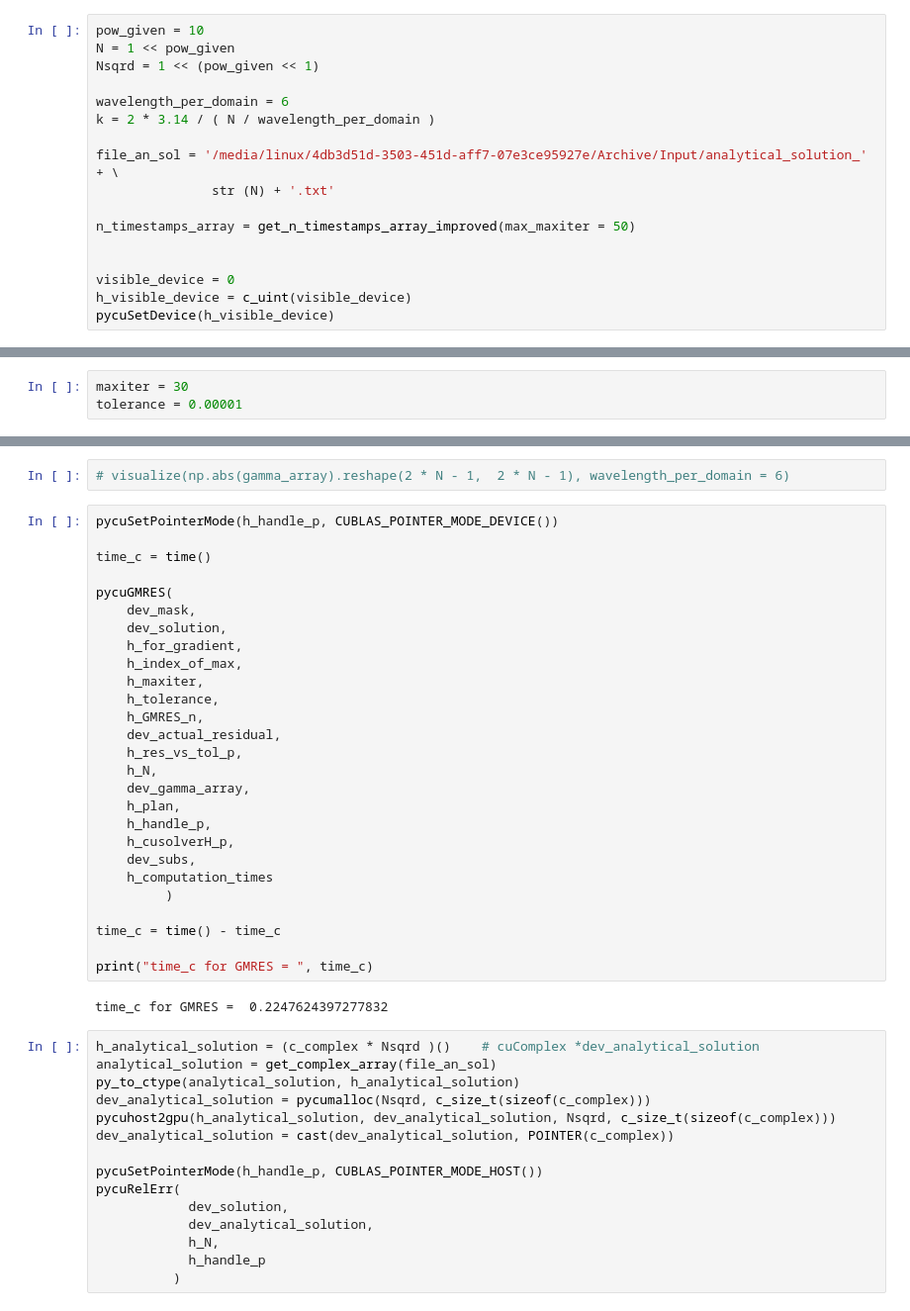
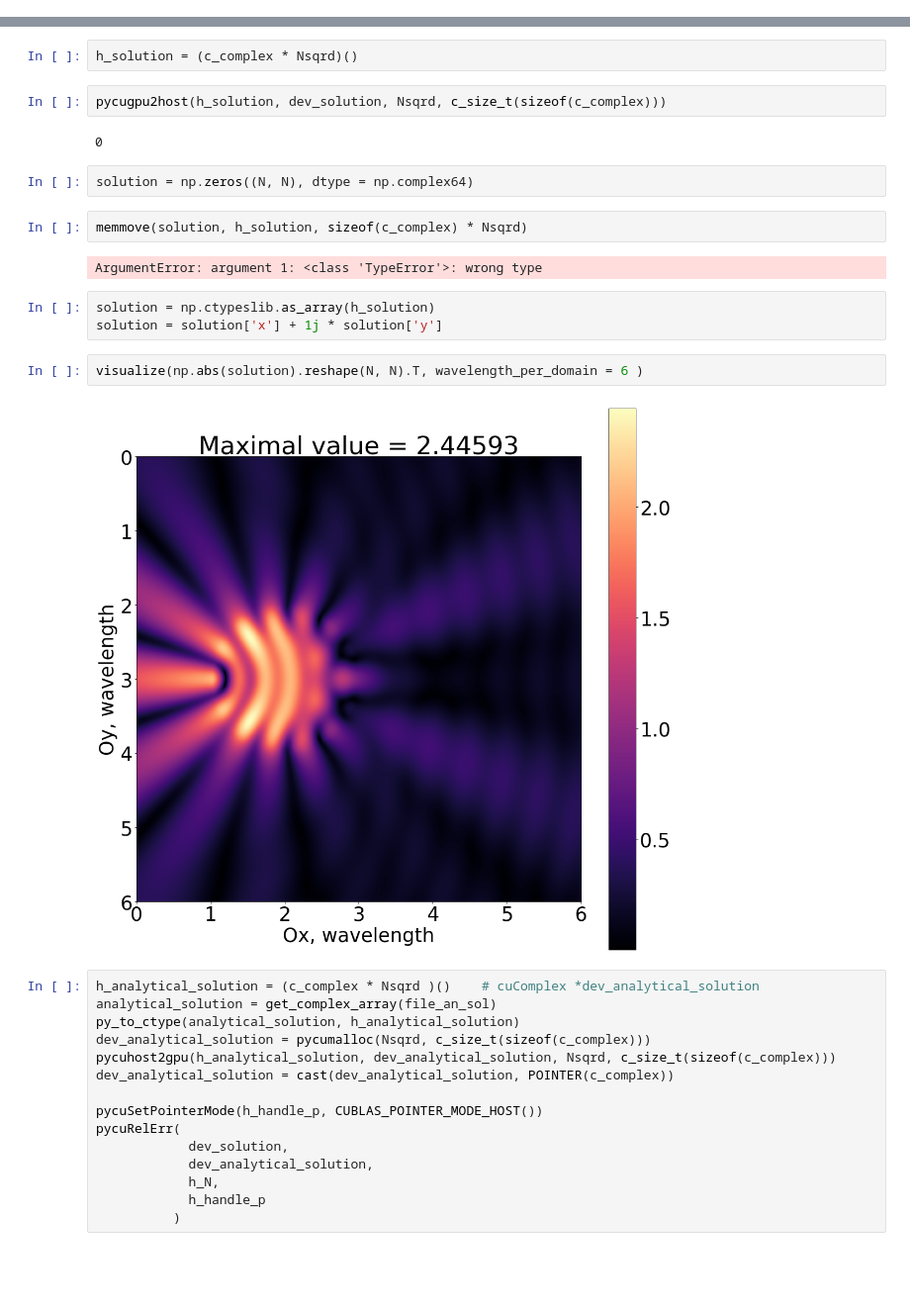
Before and after one commit to iurii-minin/pycuGMRES, a Jupyter notebook: example_of_work.ipynb, the cells around one changed output, grey strips where cells are left out. Shown at 99% size. Saved outputs shown, nothing was run; the diff lists cells and outputs as text; blank space fills up the shorter version.

```diff
--- a/example_of_work.ipynb
+++ b/example_of_work.ipynb
@@ -5,17 +0,0 @@ from cuGMRES import *
-# %%
-pow_given = 10
-N = 1 << pow_given
-Nsqrd = 1 << (pow_given << 1)
-
-wavelength_per_domain = 6
-k = 2 * 3.14 / ( N / wavelength_per_domain )
-
-file_an_sol = '/media/linux/4db3d51d-3503-451d-aff7-07e3ce95927e/Archive/Input/analytical_solution_' + \
-               str (N) + '.txt'
-
-n_timestamps_array = get_n_timestamps_array_improved(max_maxiter = 50)
-
-
-visible_device = 0
-h_visible_device = c_uint(visible_device)
-pycuSetDevice(h_visible_device)
@@ -24,3 +0,0 @@ pycuSetDevice(h_visible_device)
-# %%
-maxiter = 30
-tolerance = 0.00001
@@ -66,34 +168,22 @@ h_computation_times = (c_timespec * n_timestamps)()
+# %%
+h_solution = (c_complex * Nsqrd)()
+# %%
+pycugpu2host(h_solution, dev_solution, Nsqrd, c_size_t(sizeof(c_complex)))
+# %% [output]
+0
+# %%
+solution = np.zeros((N, N), dtype = np.complex64)
+# %%
+memmove(solution, h_solution, sizeof(c_complex) * Nsqrd)
+# %% [output]
+ArgumentError: argument 1: <class 'TypeError'>: wrong type
+# %%
+solution = np.ctypeslib.as_array(h_solution)
+solution = solution['x'] + 1j * solution['y']
 # %%
-# visualize(np.abs(gamma_array).reshape(2 * N - 1,  2 * N - 1), wavelength_per_domain = 6)
+visualize(np.abs(solution).reshape(N, N).T, wavelength_per_domain = 6 )
+# %% [output]
+[figure, added]
-# %%
-pycuSetPointerMode(h_handle_p, CUBLAS_POINTER_MODE_DEVICE())
-
-time_c = time()
-
-pycuGMRES(
-    dev_mask,
-    dev_solution,
-    h_for_gradient,
-    h_index_of_max,
-    h_maxiter,
-    h_tolerance,
-    h_GMRES_n,
-    dev_actual_residual,
-    h_res_vs_tol_p,
-    h_N,
-    dev_gamma_array,
-    h_plan,
-    h_handle_p,
-    h_cusolverH_p,
-    dev_subs,
-    h_computation_times
-         )
-
-time_c = time() - time_c
-
-print("time_c for GMRES = ", time_c)
-# %% [output]
-time_c for GMRES =  0.2247624397277832
 # %%
 h_analytical_solution = (c_complex * Nsqrd )()    # cuComplex *dev_analytical_solution
 analytical_solution = get_complex_array(file_an_sol)
```
Also changed, not shown: parts of 12 cells of this notebook, 7 other files.
